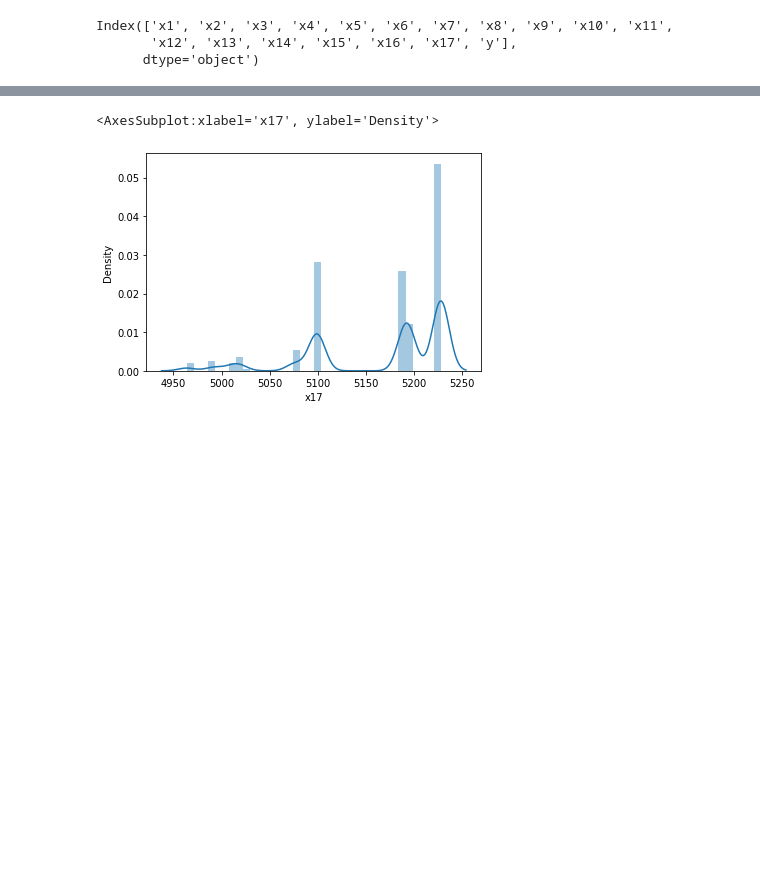
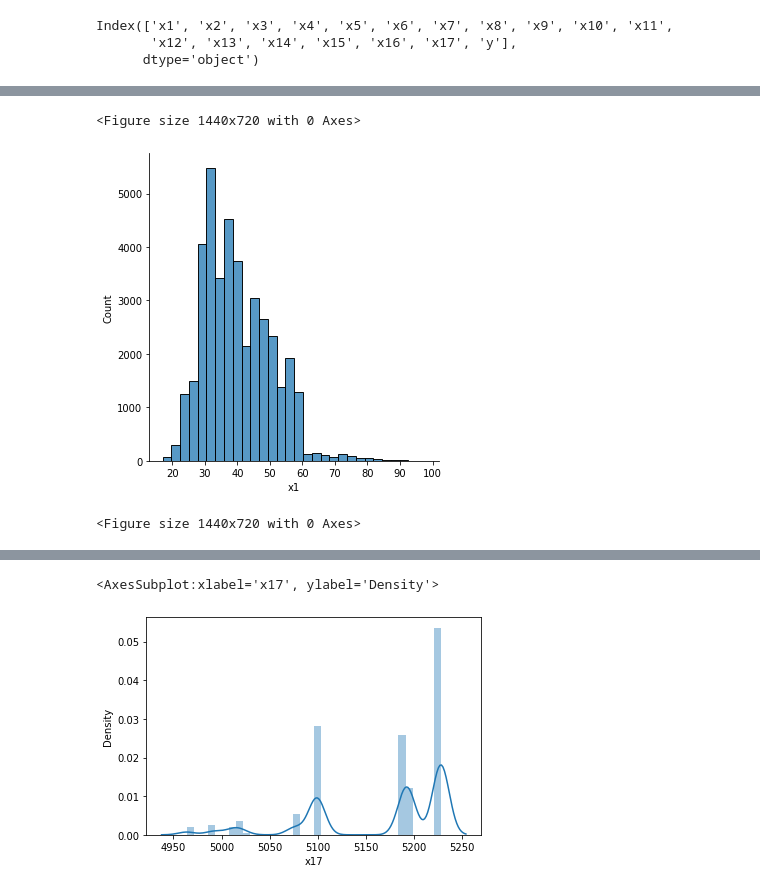
Before and after one commit to chan1992241/Machine_Learning_Practice, a Jupyter notebook: code.ipynb, the cells around one changed output, grey strips where cells are left out. Drawn from its saved outputs; the diff is of its cells as text; code cells hidden in the pictures; blank space fills up the shorter version.

```diff
--- a/code.ipynb
+++ b/code.ipynb
@@ -97,0 +87,8 @@ data.isnull().sum().plot(kind='bar')
+# %%
+sns.displot(data['x1'], bins=30)
+# set figsize larger
+plt.figure(figsize=(20,10))
+# %% [output]
+<Figure size 1440x720 with 0 Axes>
+[figure, added]
+<Figure size 1440x720 with 0 Axes>
```
Also changed, not shown: parts of 44 cells of this notebook.
